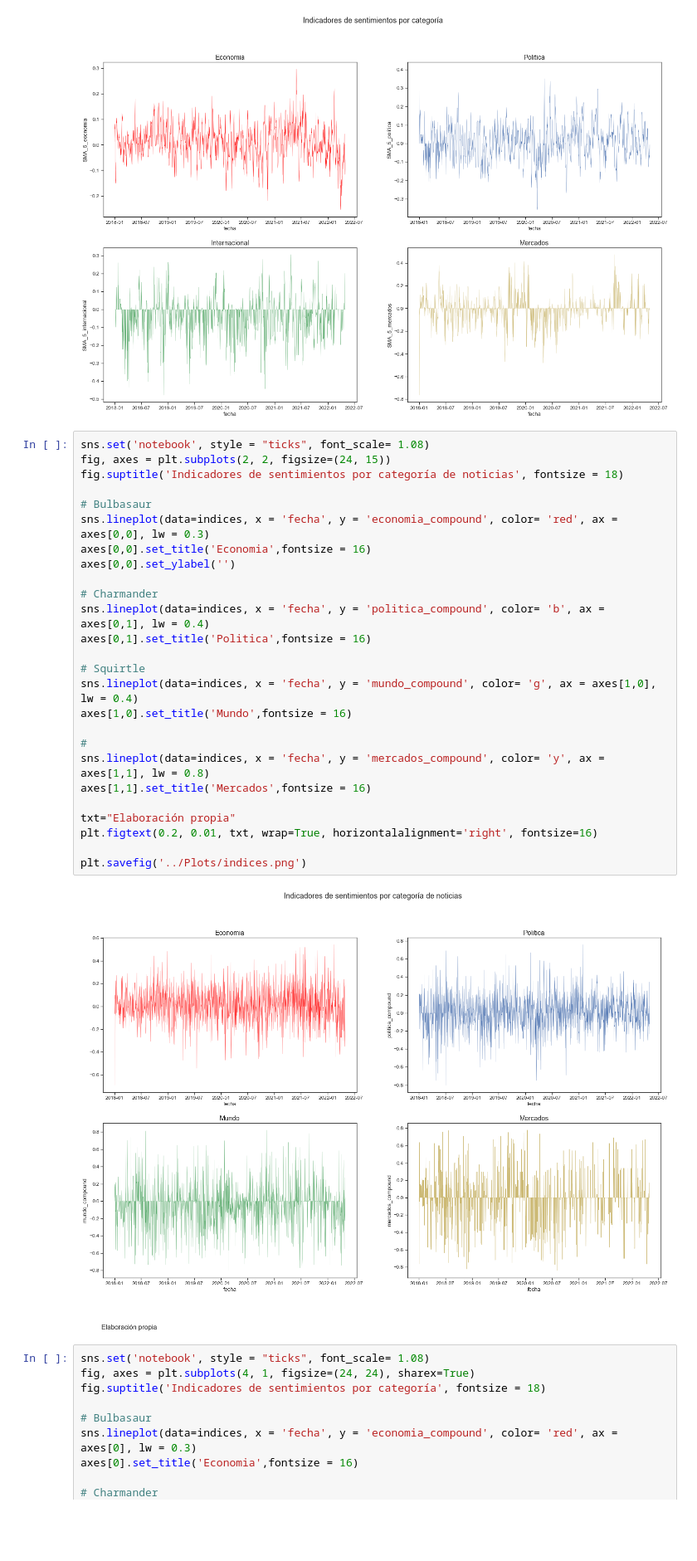
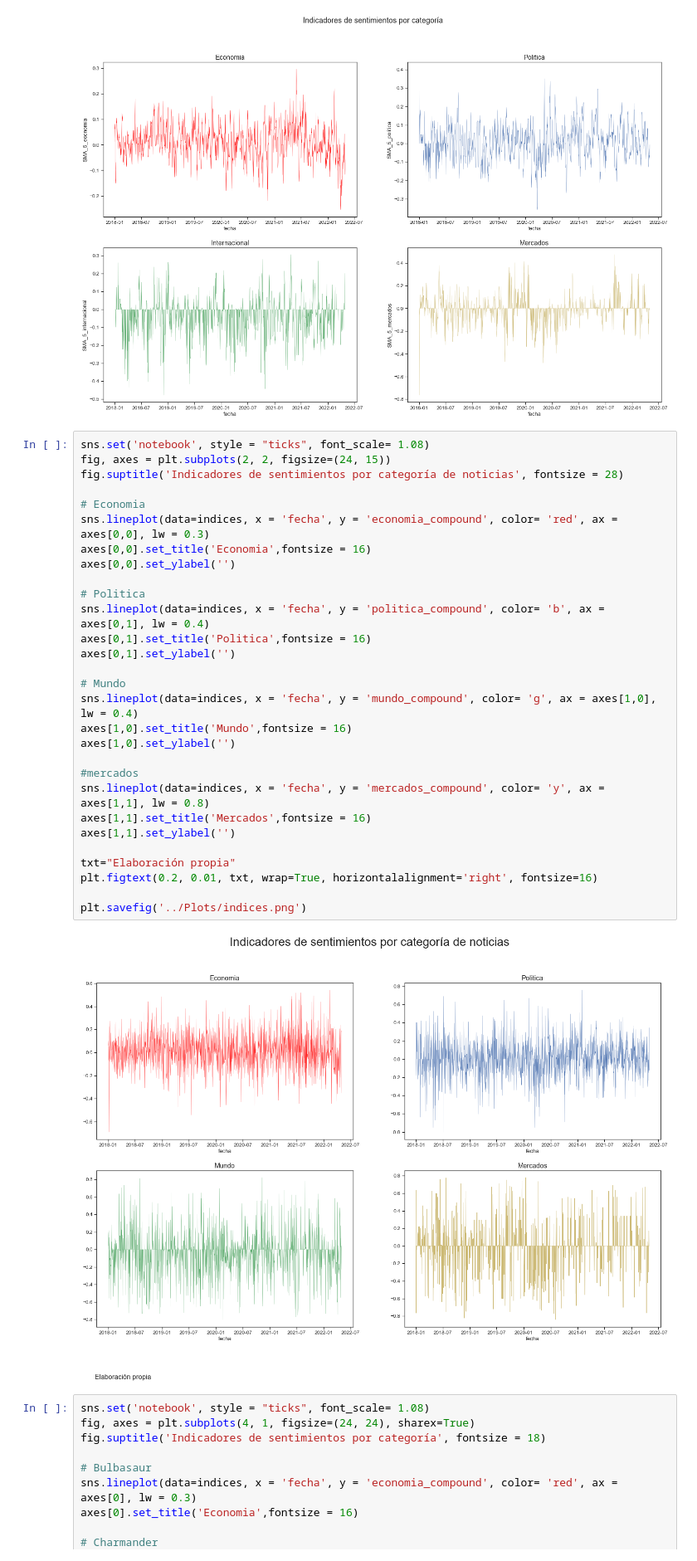
Before and after one commit to jesoto/Sentiment_and_news-Peru, a Jupyter notebook: thesis/plots.ipynb, the cells around one changed output. Shown at 83% size. Cells and saved outputs as stored; diff of their text form; blank space fills up the shorter version.

```diff
--- a/thesis/plots.ipynb
+++ b/thesis/plots.ipynb
@@ -297,31 +297,34 @@ Text(0.5, 1.0, 'Mercados')
 # %%
 sns.set('notebook', style = "ticks", font_scale= 1.08)
 fig, axes = plt.subplots(2, 2, figsize=(24, 15))
-fig.suptitle('Indicadores de sentimientos por categoría de noticias', fontsize = 18)
+fig.suptitle('Indicadores de sentimientos por categoría de noticias', fontsize = 28)
 
-# Bulbasaur
+# Economia
 sns.lineplot(data=indices, x = 'fecha', y = 'economia_compound', color= 'red', ax = axes[0,0], lw = 0.3)
 axes[0,0].set_title('Economia',fontsize = 16)
 axes[0,0].set_ylabel('')
 
-# Charmander
+# Politica
 sns.lineplot(data=indices, x = 'fecha', y = 'politica_compound', color= 'b', ax = axes[0,1], lw = 0.4)
 axes[0,1].set_title('Politica',fontsize = 16)
+axes[0,1].set_ylabel('')
 
-# Squirtle
+# Mundo
 sns.lineplot(data=indices, x = 'fecha', y = 'mundo_compound', color= 'g', ax = axes[1,0], lw = 0.4)
 axes[1,0].set_title('Mundo',fontsize = 16)
+axes[1,0].set_ylabel('')
 
-#
+#mercados
 sns.lineplot(data=indices, x = 'fecha', y = 'mercados_compound', color= 'y', ax = axes[1,1], lw = 0.8)
 axes[1,1].set_title('Mercados',fontsize = 16)
+axes[1,1].set_ylabel('')
 
 txt="Elaboración propia"
 plt.figtext(0.2, 0.01, txt, wrap=True, horizontalalignment='right', fontsize=16)
 
 plt.savefig('../Plots/indices.png')
 # %% [output]
-[figure, old version]
+[figure, new version]
 # %%
 sns.set('notebook', style = "ticks", font_scale= 1.08)
 fig, axes = plt.subplots(4, 1, figsize=(24, 24), sharex=True)
```
